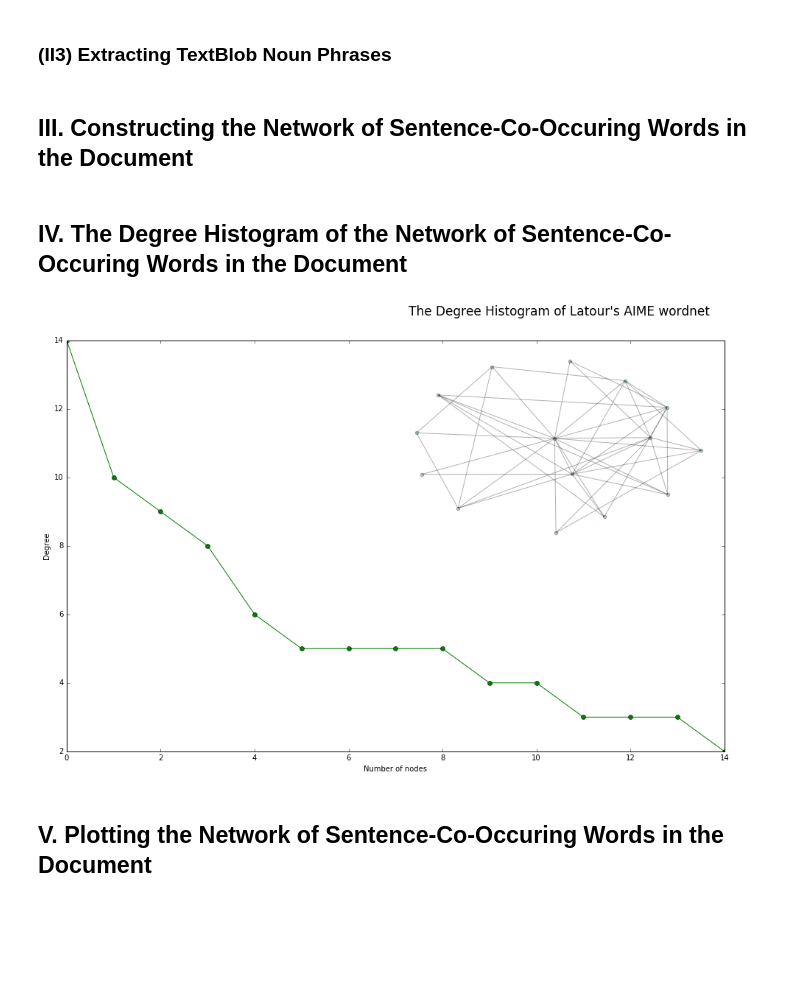
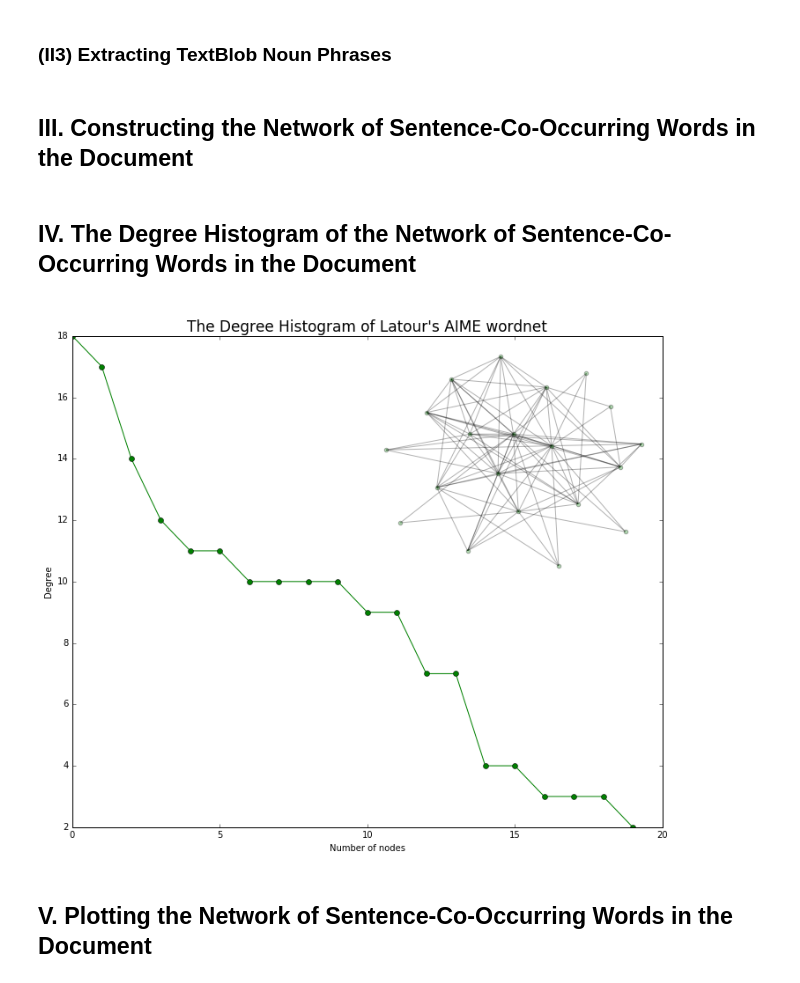
Before and after one commit to mboudour/WordNets, a Jupyter notebook: WordNetsFromDocuments.ipynb, the cells around one changed output. Cells and saved outputs as stored; diff of their text form; code cells hidden in the pictures; blank space fills up the shorter version.

```diff
--- a/WordNetsFromDocuments.ipynb
+++ b/WordNetsFromDocuments.ipynb
@@ -58,14 +64,15 @@ blobbook = TextBlob(document)
 # %% [markdown]
 ### (I3) Importing a Document as Text from a txt File at a URL
 # %%
-# reload(sys)
-# sys.setdefaultencoding('utf8')
+reload(sys)
+sys.setdefaultencoding('utf8')
+urr='http://www.bruno-latour.fr/node/328'
+URLname = u'https://www.w3.org/services/html2txt?url=http%3A%2F%2Fwww.bruno-latour.fr%2Fnode%2F328&noinlinerefs=on&nonums=on'
+titlename="Summary of Latour's AIME"
 
-# URLname = u'https://www.w3.org/services/html2txt?url=http%3A%2F%2Fwww.bruno-latour.fr%2Fnode%2F328&noinlinerefs=on&nonums=on'
-# titlename="Summary of Latour's AIME"
-
-# f=urllib.urlopen(URLname.encode("UTF-8"))
-# document=f.read()
+f=urllib.urlopen(URLname.encode("UTF-8"))
+document=f.read()
+blobbook = TextBlob(document)
 # %% [markdown]
 ## II. Selecting Terms in the Document as the WordNet Nodes
 # %% [markdown]
@@ -101,7 +108,7 @@ selectedTerms=[
 # Since the visualization of networks in **networkx** is rather obscures for more than 100 nodes, we randomly select
 # a smaller number (k) of terms among the ones in the above list.
 
-k = 15 # Number of terms to be randomly selected from the above selectedTerms list
+k = 20 # Number of terms to be randomly selected from the above selectedTerms list
 selectedTerms = random.sample(selectedTerms, k)
 
 dfst=pd.DataFrame(columns=["%s selected terms" %titlename, "Frequencies"])
@@ -176,5 +176,5 @@ dfst.sort([u"Frequencies"],ascending=[0])
 # %% [markdown]
-## III. Constructing the Network of Sentence-Co-Occuring Words in the Document
+## III. Constructing the Network of Sentence-Co-Occurring Words in the Document
 # %%
 %autoreload 2
 from tools import occurrences, makegraph
@@ -184,16 +184,16 @@ documentGraph = makegraph(documentDict)
 pos=nx.spring_layout(documentGraph,scale=50,k=0.8,iterations=20)
 # pos=nx.graphviz_layout(documentGraph)
 # %% [markdown]
-## IV. The Degree Histogram of the Network of Sentence-Co-Occuring Words in the Document
+## IV. The Degree Histogram of the Network of Sentence-Co-Occurring Words in the Document
 # %%
 from tools import dhist
 
 sstth="The Degree Histogram of %s wordnet" %titlename
-dhp=dhist(documentGraph,sstth,pos=pos)
+dhp=dhist(documentGraph,sstth,pos=pos,figsize=(12,10))
 # %% [output]
-[figure, old version]
+[figure, new version]
 # %% [markdown]
-## V. Plotting the Network of Sentence-Co-Occuring Words in the Document
+## V. Plotting the Network of Sentence-Co-Occurring Words in the Document
 # %%
 from tools import draw_network
 
```
Also changed, not shown: parts of 16 cells of this notebook, 1 other file.
